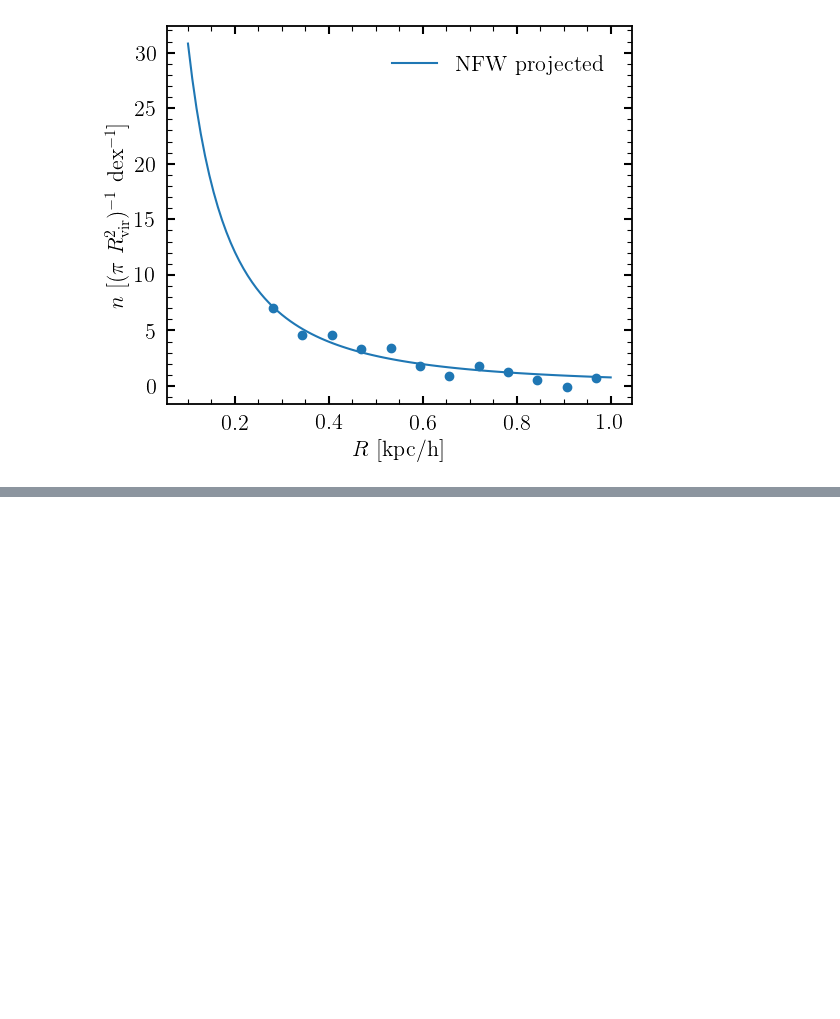
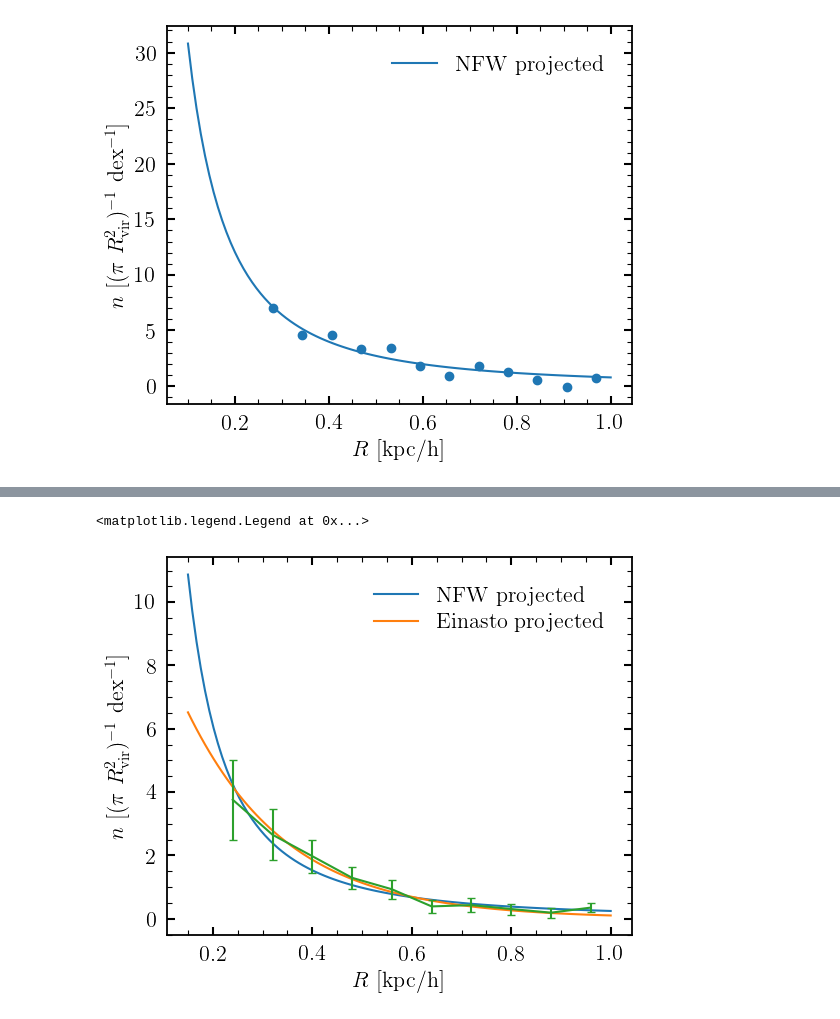
Before and after one commit to AstroJacobLi/kuaizi, a Jupyter notebook: diezi/scarlet_modeling/nsa_z002_004/UDG_sample.ipynb, the cells around one changed output, grey strips where cells are left out. Cells and saved outputs as stored; diff of their text form; code cells hidden in the pictures; blank space fills up the shorter version.

```diff
--- a/diezi/scarlet_modeling/nsa_z002_004/UDG_sample.ipynb
+++ b/diezi/scarlet_modeling/nsa_z002_004/UDG_sample.ipynb
@@ -762,0 +681,25 @@ array([ 83.14285399, 100.51598765, 117.88912132, 135.26225499,
+# %%
+from colossus.cosmology import cosmology
+from colossus.halo import profile_nfw, profile_einasto
+
+cosmology.setCosmology('planck15')
+p_nfw = profile_nfw.NFWProfile(rhos=4.79e+04, rs=3.14e-02, z=0.0, mdef='vir')
+res_nfw = p_nfw.fit(cen[:-1], n_corr[:-1],
+                 quantity='Sigma',
+                 q_err=n_std[:-1]
+                )
+# res = p_nfw.fit(cen, n_corr, quantity='Sigma', method='mcmc', converged_GR=1,
+#                 output_every_n=1000,
+#                 q_err=n_std / comp_avg)
+
+p_einasto = profile_einasto.EinastoProfile(M=1e4, alpha=0.92, c=1.83, z=0.0, mdef='vir')
+res_ein = p_einasto.fit(cen[1:-1], n_corr[1:-1],
+                    q_err=n_std[1:-1],
+                    quantity='Sigma',
+                    method='leastsq')
+
+# res = p_einasto.fit(cen[1:-1], n_corr[1:-1],
+#                 quantity='Sigma', method='mcmc',
+#                 converged_GR=1,
+#                 output_every_n=500,
+#                 q_err=n_std[1:-1])
@@ -762,0 +730,22 @@ array([ 83.14285399, 100.51598765, 117.88912132, 135.26225499,
+# %%
+r = np.linspace(0.15, 1, 100)
+sigma = p_nfw.surfaceDensity(r)
+plt.plot(r, sigma, label='NFW projected')
+
+sigma = p_einasto.surfaceDensity(r)
+plt.plot(r, sigma, label='Einasto projected')
+
+plt.errorbar(cen, n_corr, n_std / comp_avg)
+
+plt.xlabel(r'$R\ [\rm kpc/h]$')
+plt.ylabel(r'$n\ [(\pi\ R_{\rm vir}^2)^{-1}\ \rm dex^{-1}]$')
+
+plt.legend()
+
+# plt.xscale('log')
+# plt.yscale('log')
+
+# plt.yscale('log')
+# %% [output]
+<matplotlib.legend.Legend at 0x...>
+[figure, added]
```
Also changed, not shown: parts of 73 cells of this notebook, 1 other file.
